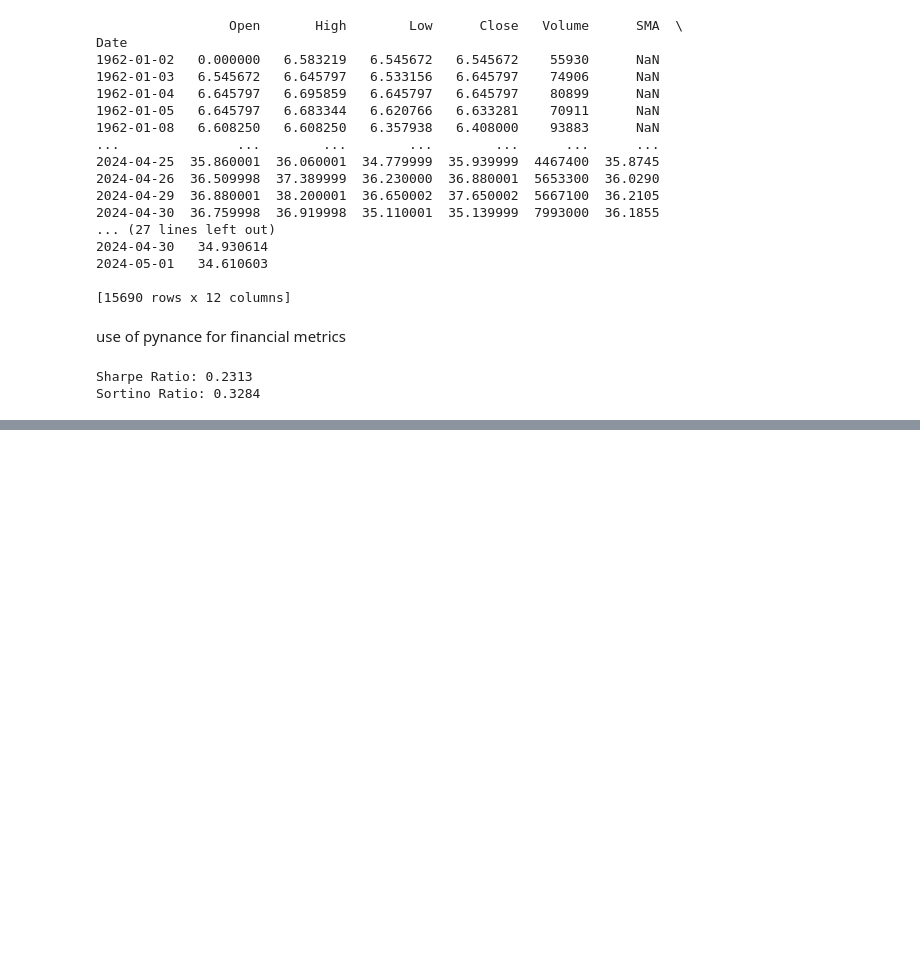
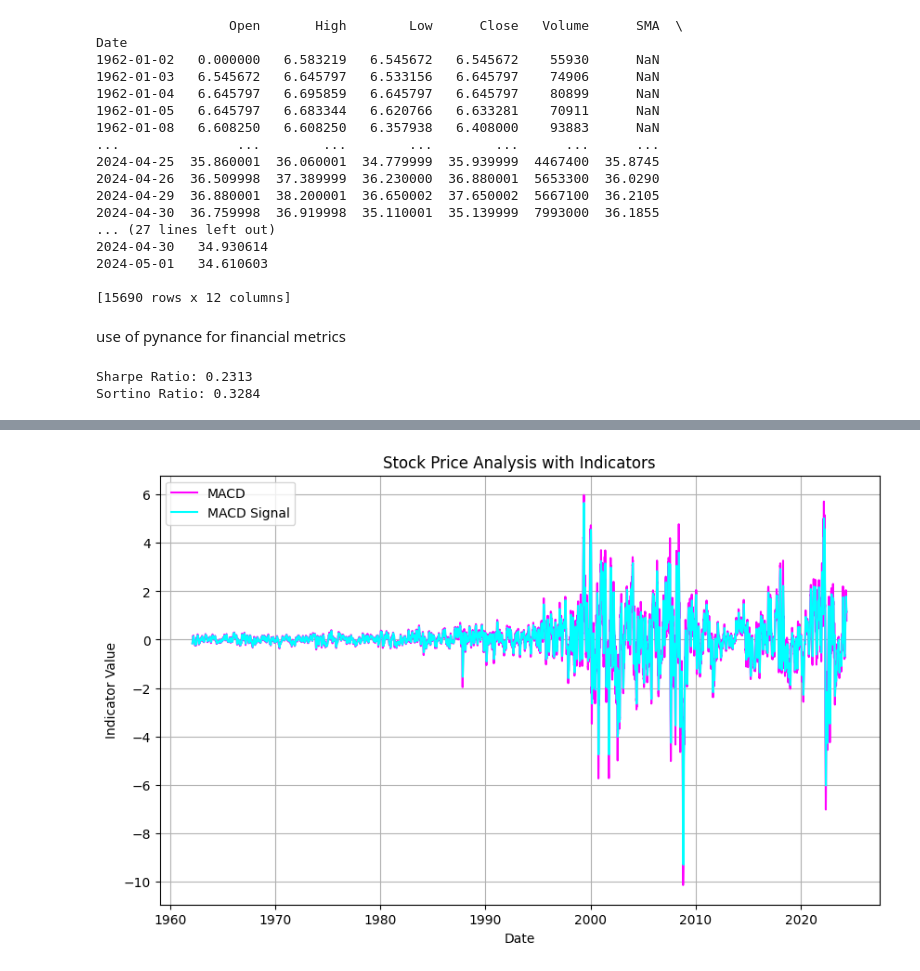
Before and after one commit to abigiyaayele/Nova_Financial_Solution_forcasting, a Jupyter notebook: notebooks/qualitatve_analysis.ipynb, the cells around one changed output, grey strips where cells are left out. Cells and saved outputs as stored; diff of their text form; code cells hidden in the pictures; blank space fills up the shorter version.

```diff
--- a/notebooks/qualitatve_analysis.ipynb
+++ b/notebooks/qualitatve_analysis.ipynb
@@ -198,0 +238,16 @@ Sortino Ratio: 0.3284
+# %%
+# Plot the MACD and its signal line
+plt.figure(figsize=(10, 6))
+plt.plot(stock_prices_df.index, stock_prices_df['MACD'], label='MACD', color='magenta')
+plt.plot(stock_prices_df.index, stock_prices_df['MACD_signal'], label='MACD Signal', color='cyan')
+# Add labels and title
+plt.xlabel('Date')
+plt.ylabel('Indicator Value')
+plt.title('Stock Price Analysis with Indicators')
+plt.grid(True)
+plt.legend()
+
+# Show the plot
+plt.show()
+# %% [output]
+[figure, added]
```
Also changed, not shown: parts of 8 cells of this notebook.
